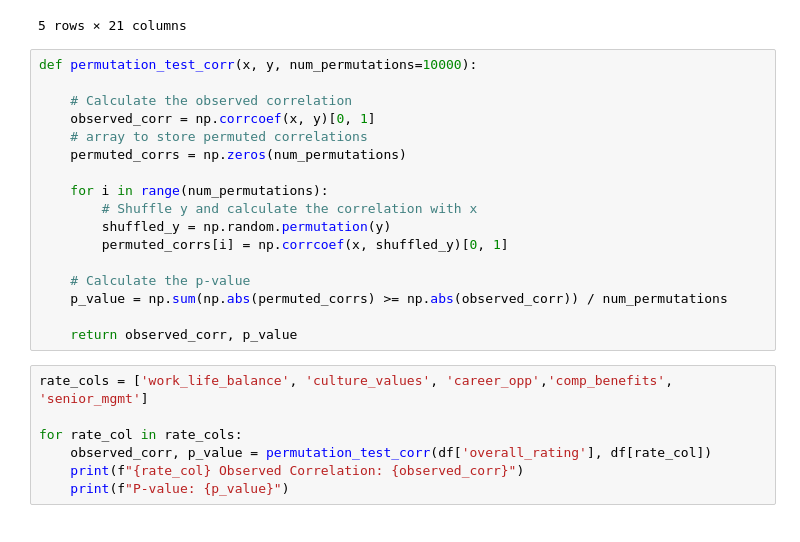
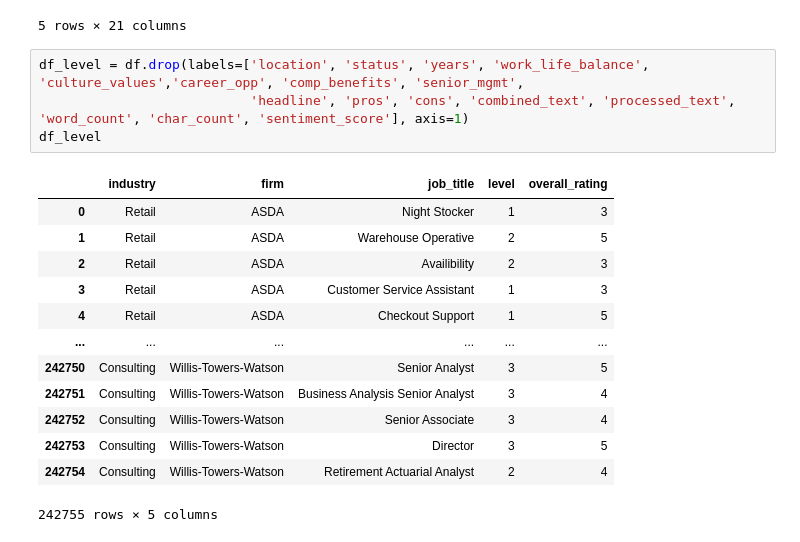
Before and after one commit to AndrewLee23708/GlassdoorEmployeeDS, a Jupyter notebook: Project_Notebooks/3.5.ExperimentDesign.ipynb, the cells around one changed output. Saved outputs shown, nothing was run; the diff lists cells and outputs as text.

```diff
--- a/Project_Notebooks/3.5.ExperimentDesign.ipynb
+++ b/Project_Notebooks/3.5.ExperimentDesign.ipynb
@@ -25,27 +38,21 @@ df.head(5)
 | 3 | Retail | ASDA | Customer Service Assistant | 1 | 1.0 | 5.0 | Glasgow, Scotland, Scotland | 3 | 5.0 | ... |
 | 4 | Retail | ASDA | Checkout Support | 1 | 1.0 | 1.0 | Cardiff, Wales, Wales | 5 | 4.0 | ... |
 5 rows × 21 columns
-# %%
-def permutation_test_corr(x, y, num_permutations=10000):
-
-    # Calculate the observed correlation
-    observed_corr = np.corrcoef(x, y)[0, 1]
-    # array to store permuted correlations
-    permuted_corrs = np.zeros(num_permutations)
-
-    for i in range(num_permutations):
-        # Shuffle y and calculate the correlation with x
-        shuffled_y = np.random.permutation(y)
-        permuted_corrs[i] = np.corrcoef(x, shuffled_y)[0, 1]
-
-    # Calculate the p-value
-    p_value = np.sum(np.abs(permuted_corrs) >= np.abs(observed_corr)) / num_permutations
-
-    return observed_corr, p_value
-# %%
-rate_cols = ['work_life_balance', 'culture_values', 'career_opp','comp_benefits', 'senior_mgmt']
-
-for rate_col in rate_cols:
-    observed_corr, p_value = permutation_test_corr(df['overall_rating'], df[rate_col])
-    print(f"{rate_col} Observed Correlation: {observed_corr}")
-    print(f"P-value: {p_value}")
+# %%
+df_level = df.drop(labels=['location', 'status', 'years', 'work_life_balance', 'culture_values','career_opp', 'comp_benefits', 'senior_mgmt',
+                           'headline', 'pros', 'cons', 'combined_text', 'processed_text', 'word_count', 'char_count', 'sentiment_score'], axis=1)
+df_level
+# %% [output]
+|  | industry | firm | job_title | level | overall_rating |
+| 0 | Retail | ASDA | Night Stocker | 1 | 3 |
+| 1 | Retail | ASDA | Warehouse Operative | 2 | 5 |
+| 2 | Retail | ASDA | Availibility | 2 | 3 |
+| 3 | Retail | ASDA | Customer Service Assistant | 1 | 3 |
+| 4 | Retail | ASDA | Checkout Support | 1 | 5 |
+| ... | ... | ... | ... | ... | ... |
+| 242750 | Consulting | Willis-Towers-Watson | Senior Analyst | 3 | 5 |
+| 242751 | Consulting | Willis-Towers-Watson | Business Analysis Senior Analyst | 3 | 4 |
+| 242752 | Consulting | Willis-Towers-Watson | Senior Associate | 3 | 4 |
+| 242753 | Consulting | Willis-Towers-Watson | Director | 3 | 5 |
+| 242754 | Consulting | Willis-Towers-Watson | Retirement Actuarial Analyst | 2 | 4 |
+242755 rows × 5 columns
```
Also changed, not shown: parts of 35 cells of this notebook, 3 other files.
